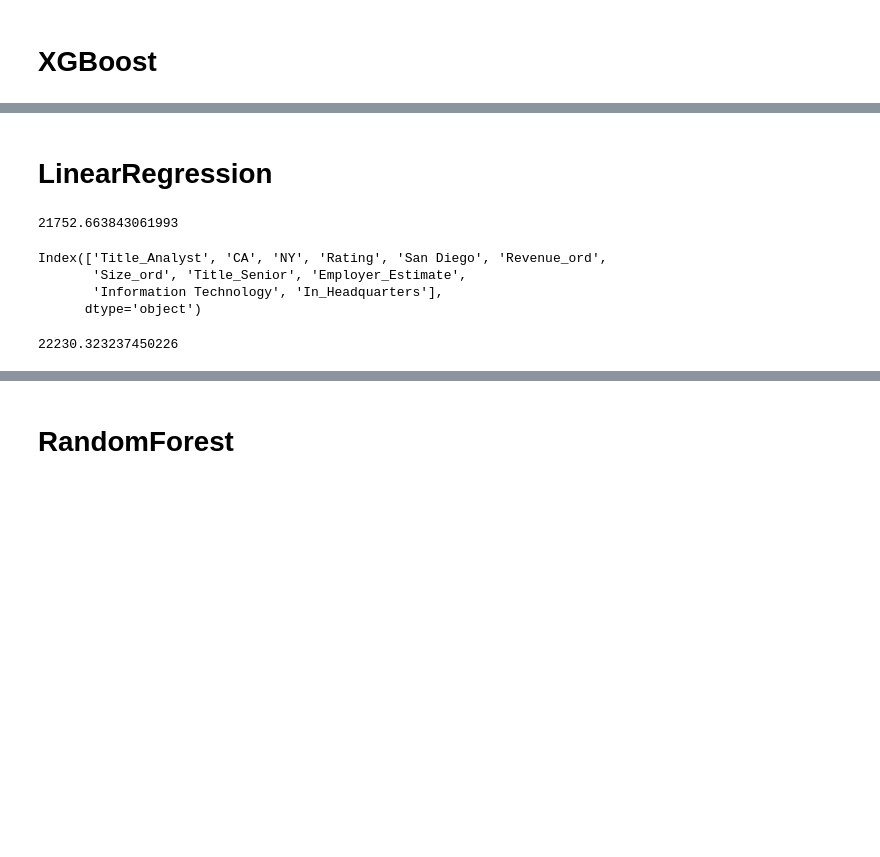
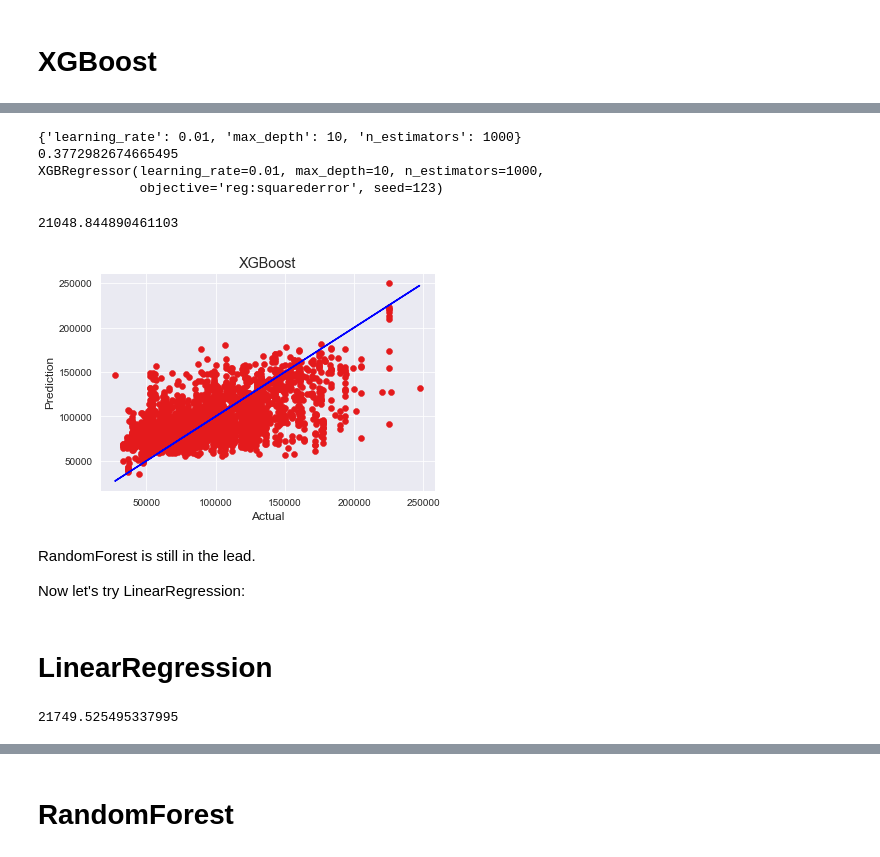
Before and after one commit to ronaldpacheco/Capstone_2_Data-Science-Salary-Prediction, a Jupyter notebook: Modeling.ipynb, the cells around one changed output, grey strips where cells are left out. Drawn from its saved outputs; the diff is of its cells as text; code cells hidden in the pictures; blank space fills up the shorter version.

```diff
--- a/Modeling.ipynb
+++ b/Modeling.ipynb
@@ -161,8 +245,8 @@ ValueError: DataFrame.dtypes for data must be int, float or bool.
 # %%
-params= {'n_estimators': [10,30,80,122],
+params= {'n_estimators': [100, 1000],
     'learning_rate': [0.01,0.1,0.5,0.9],
-    'max_depth': [10, 20, 30, 40, 50, 60, 70, 80, 90, 100, 110, None]}
+    'max_depth': [10, 100, None]}
 
-xgb_random = xg.XGBRegressor(objective ='reg:squarederror', seed = 123)
-xgb_random = RandomizedSearchCV(xgb_random, params, n_iter = 100, cv = 3, verbose=2, random_state=42, n_jobs = -1)
-xgb_random.fit(X_train,y_train)
+xgb_grid = xg.XGBRegressor(objective ='reg:squarederror', seed = 123)
+xgb_grid = GridSearchCV(xgb_grid, params, cv=2, verbose=2, n_jobs = -1)
+xgb_grid.fit(X_train,y_train)
@@ -169,30 +266,34 @@ xgb_random.fit(X_train,y_train)
 # %%
-print(xgb_random.best_params_)
-print(xgb_random.best_estimator_.score(X_test,y_test))
-print(xgb_random.best_estimator_)
+print(xgb_grid.best_params_)
+print(xgb_grid.best_estimator_.score(X_test,y_test))
+print(xgb_grid.best_estimator_)
+# %% [output]
+{'learning_rate': 0.01, 'max_depth': 10, 'n_estimators': 1000}
+0.3772982674665495
+XGBRegressor(learning_rate=0.01, max_depth=10, n_estimators=1000,
+             objective='reg:squarederror', seed=123)
 # %%
-mean_absolute_error(y_test, xgb_random.best_estimator_.predict(X_test))
+mean_absolute_error(y_test, xgb_grid.best_estimator_.predict(X_test))
+# %% [output]
+21048.844890461103
+# %%
+plt.scatter(y_test, xgb_grid.best_estimator_.predict(X_test))
+plt.plot(y_test, y_test, c='b')
+plt.ylabel('Prediction')
+plt.xlabel('Actual')
+plt.title('XGBoost')
+
+plt.show()
+# %% [output]
+[figure, added]
+# %% [markdown]
+RandomForest is still in the lead.
+
+Now let's try LinearRegression:
 # %% [markdown]
 # LinearRegression
 # %%
-reg = LinearRegression().fit(X_train_clean,y_train_clean)
-mean_absolute_error(y_test_clean, reg.predict(X_test_clean))
+reg = LinearRegression().fit(X_train,y_train)
+mean_absolute_error(y_test, reg.predict(X_test))
 # %% [output]
-21752.663843061993
+21749.525495337995
-# %%
-pd.Series(rf_random.best_estimator_.feature_importances_, index=X_train.columns).sort_values(ascending=False)[:11].index
-# %% [output]
-Index(['Title_Analyst', 'CA', 'NY', 'Rating', 'San Diego', 'Revenue_ord',
-       'Size_ord', 'Title_Senior', 'Employer_Estimate',
-       'Information Technology', 'In_Headquarters'],
-      dtype='object')
-# %%
-reg_clean = LinearRegression()
-reg_clean.fit(X_train[['Title_Analyst', 'CA', 'NY', 'Rating', 'San Diego', 'Revenue_ord',
-       'Size_ord', 'Title_Senior', 'Employer_Estimate',
-       'Information Technology', 'In_Headquarters']],y_train)
-mean_absolute_error(y_test, reg_clean.predict(X_test[['Title_Analyst', 'CA', 'NY', 'Rating', 'San Diego', 'Revenue_ord',
-       'Size_ord', 'Title_Senior', 'Employer_Estimate',
-       'Information Technology', 'In_Headquarters']]))
-# %% [output]
-22230.323237450226
```
Also changed, not shown: parts of 59 cells of this notebook.
